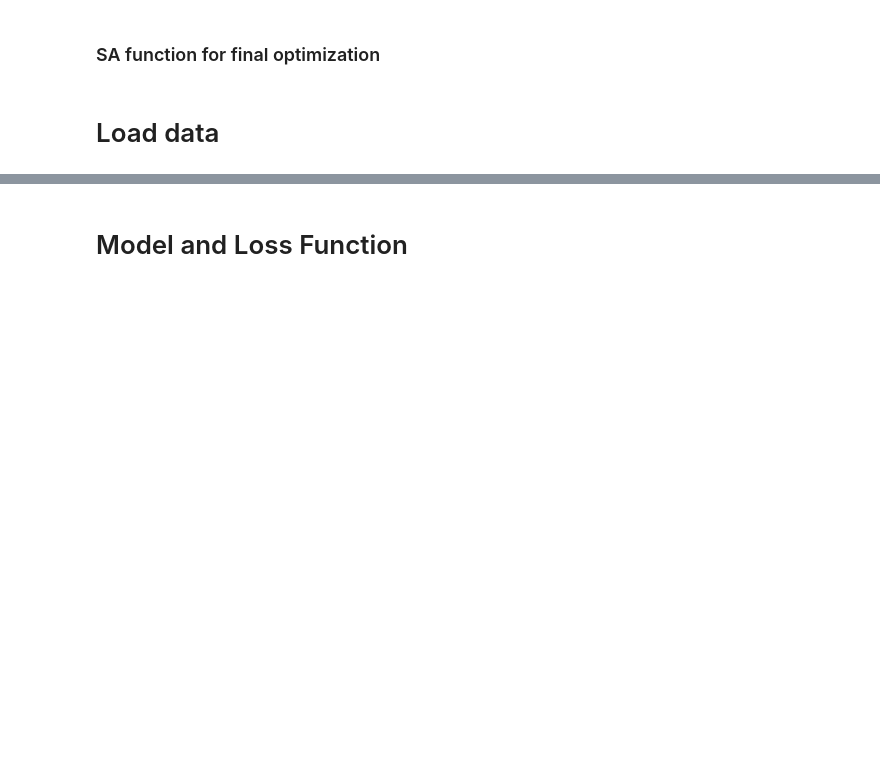
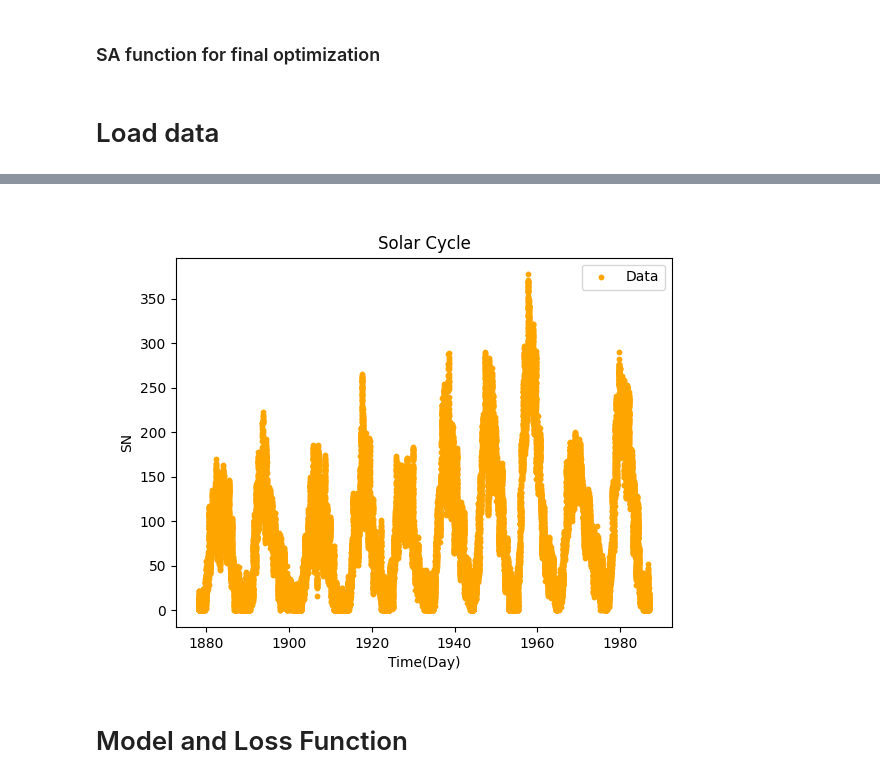
Before and after one commit to yejihuber/Optimisation_and_High_Performance_Computing_project2025, a Jupyter notebook: OHPC_Project_cieplnic_plospen1_huberyej.ipynb, the cells around one changed output, grey strips where cells are left out. Saved outputs shown, nothing was run; the diff lists cells and outputs as text; code cells hidden in the pictures; blank space fills up the shorter version.

Commit message:
load data

```diff
--- a/OHPC_Project_cieplnic_plospen1_huberyej.ipynb
+++ b/OHPC_Project_cieplnic_plospen1_huberyej.ipynb
@@ -108,3 +108,5 @@ def simulated_annealing_optim(x0, T0, sigma, f, n_iter = 2.5e5, burn_in = 2e5):
     return v
 # %% [markdown]
 # Load data
+# %%
+data = np.loadtxt('data_Team9.csv', delimiter=',', skiprows=1)
@@ -110,0 +127,11 @@ def simulated_annealing_optim(x0, T0, sigma, f, n_iter = 2.5e5, burn_in = 2e5):
+# %%
+#Plot data for visualization
+plt.figure()
+plt.scatter(data[:,0], data[:,1], color="Orange", s=10, label= "Data")
+plt.xlabel("Time(Day)")
+plt.ylabel("SN")
+plt.title("Solar Cycle")
+plt.legend()
+plt.show()
+# %% [output]
+[figure, added]
```
Also changed, not shown: parts of 3 cells of this notebook, 1 other file.
